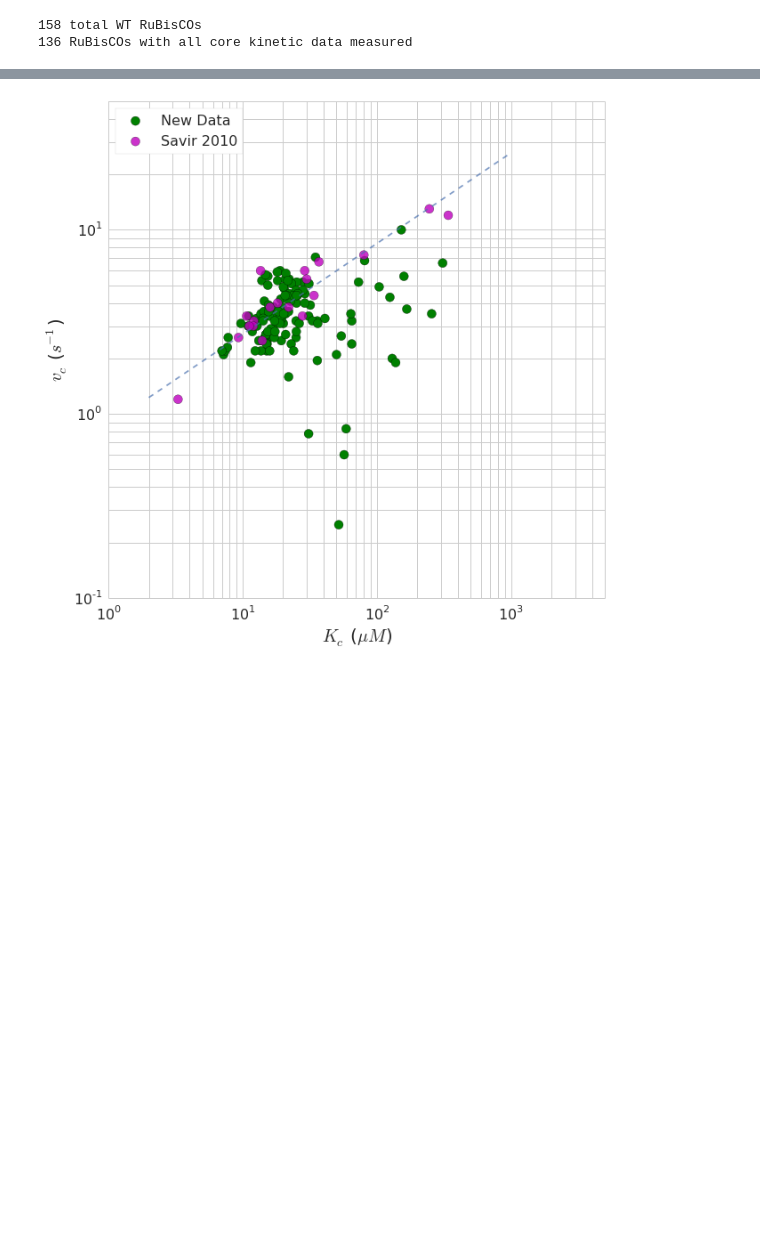
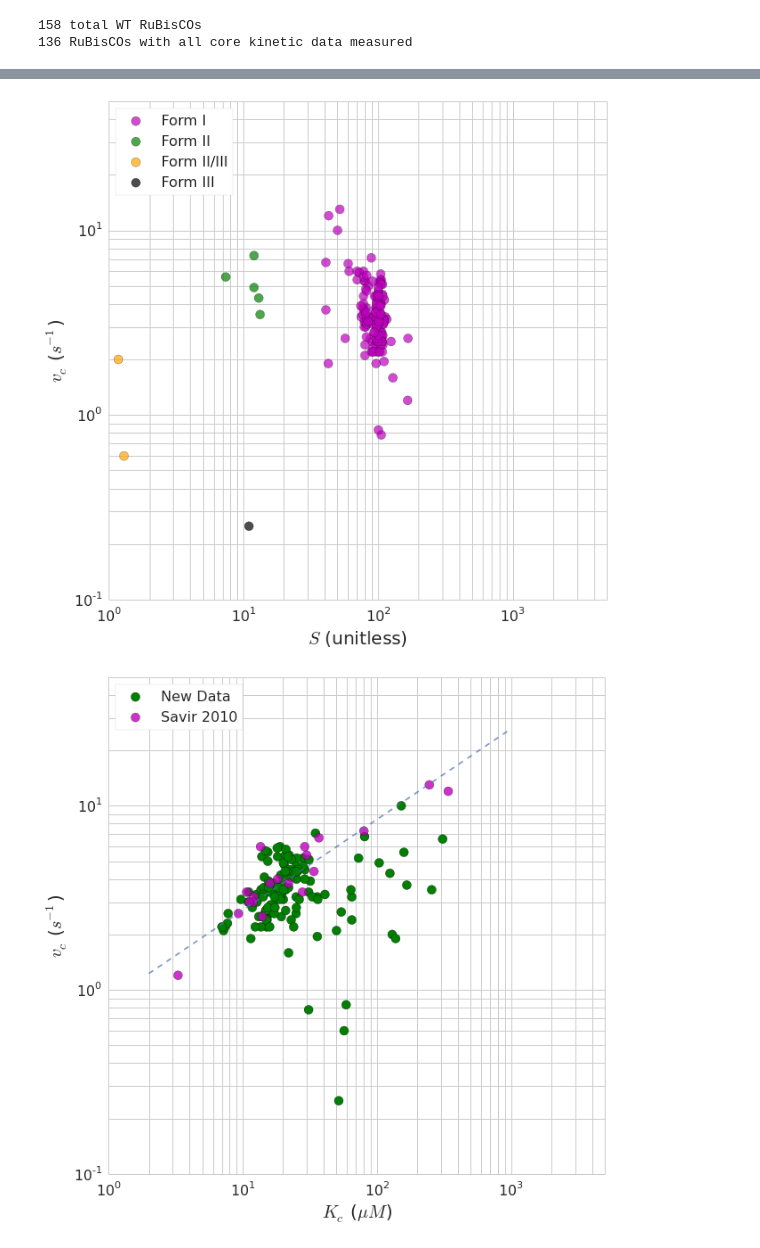
Before and after one commit to flamholz/ccm, a Jupyter notebook: python/ipython_notebooks/01122018 AF&NP Savir RuBisCO optimality redux .ipynb, the cells around one changed output, grey strips where cells are left out. Cells and saved outputs as stored; diff of their text form; code cells hidden in the pictures; blank space fills up the shorter version.

```diff
--- a/python/ipython_notebooks/01122018 AF&NP Savir RuBisCO optimality redux .ipynb
+++ b/python/ipython_notebooks/01122018 AF&NP Savir RuBisCO optimality redux .ipynb
@@ -129,3 +222,29 @@ plt.show()
+# %%
+# Plot S vs vC. coloring by form.
+figure = plt.figure(figsize=(10,10))
+seaborn.set_style('whitegrid')
+
+plt.xscale('log')
+plt.yscale('log')
+
+colors = ['m', 'g', 'orange', 'k']
+for i, (group, gdf) in enumerate(grouped_form):
+    label = 'Form %s' % group
+    c = colors[i]
+    plt.scatter(gdf.S, gdf.Vc, c=c, s=100, label=label, alpha=0.7)
+
+plt.legend(loc=2, fontsize=16, frameon=True)
+plt.xlabel('$S$ (unitless)', fontsize=20)
+plt.ylabel('$v_c$ ($s^{-1}$)', fontsize=20)
+plt.xticks(fontsize=16)
+plt.yticks(fontsize=16)
+
+plt.ylim(1e-1, 50)
+plt.xlim(1, 5e3)
+
+plt.show()
+# %% [output]
+[figure, added]
 # %%
 # Central correlation of Savir2010 is KC vs vC.
 # Here we plot data from Savir separate from new data.
```
Also changed, not shown: parts of 8 cells of this notebook.
